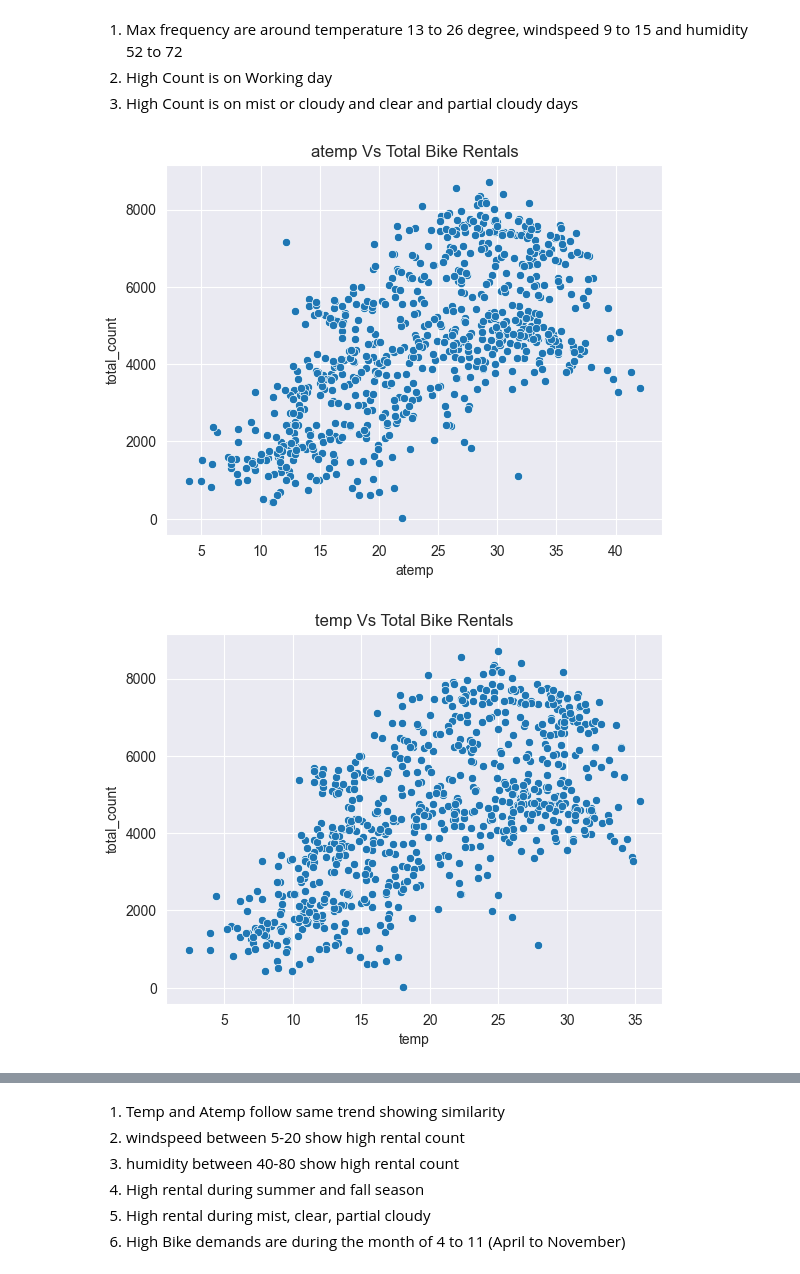
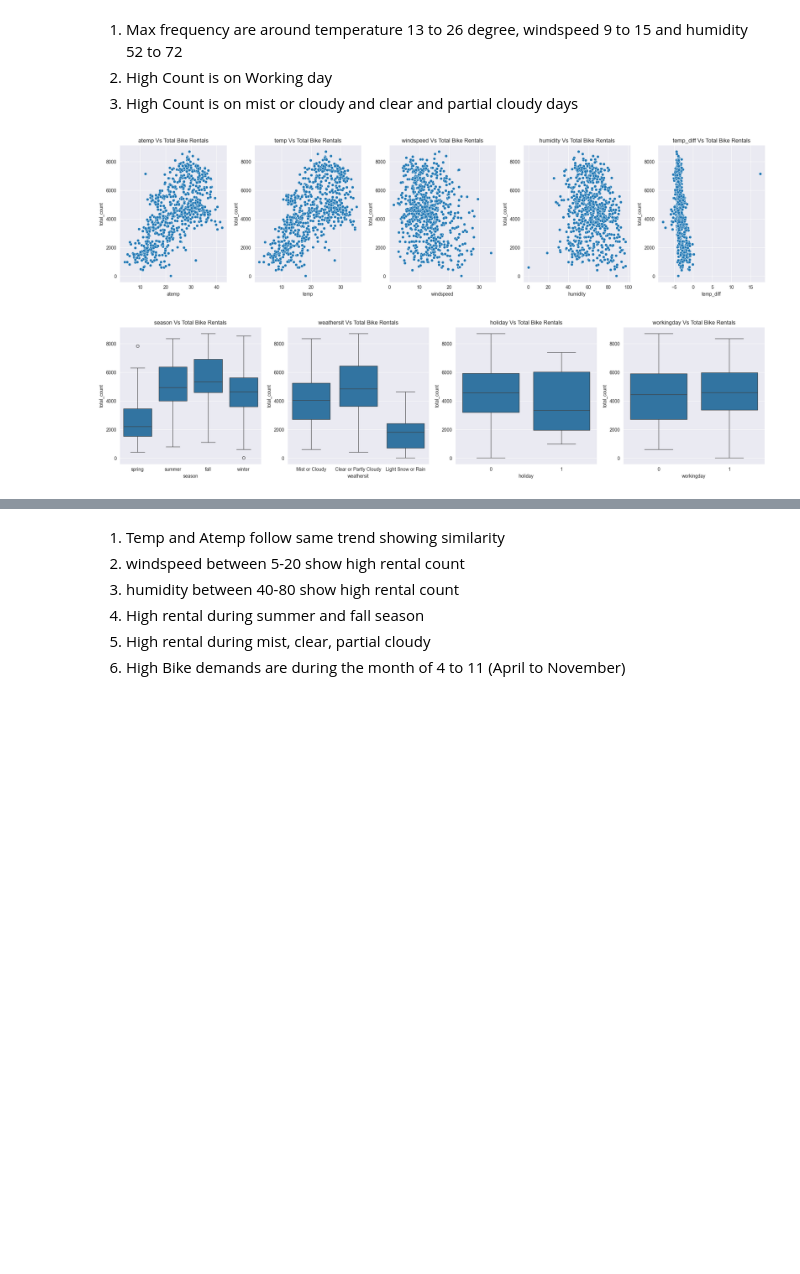
Before and after one commit to vijaykumar-qait/Linear-Regression-Bike-Sharing-Assignment, a Jupyter notebook: Bike_Sharing_Assignment_Vijay_Kumar.ipynb, the cells around one changed output, grey strips where cells are left out. Cells and saved outputs as stored; diff of their text form; code cells hidden in the pictures; blank space fills up the shorter version.

```diff
--- a/Bike_Sharing_Assignment_Vijay_Kumar.ipynb
+++ b/Bike_Sharing_Assignment_Vijay_Kumar.ipynb
@@ -259,27 +256,38 @@ df[numerical_vars].describe()
 3. High Count is  on mist or cloudy and clear and partial cloudy days
 # %%
 # Bivariate Analysis
-# Bar plots for interaction effects, e.g., season and weathersit.
+import matplotlib.pyplot as plt
+import seaborn as sns
 
 numerical_vars = ['atemp', 'temp', 'windspeed', 'humidity', 'temp_diff']
-
-for var in numerical_vars:
-    sns.scatterplot(x=var, y='total_count', data=df)
-    plt.title(f'{var} Vs Total Bike Rentals')
-    plt.show()
-
 categorical_vars = ['season', 'weathersit', 'holiday', 'workingday']
 
-for var in categorical_vars:
-    sns.boxplot(x=var, y='total_count', data=df)
-    plt.title(f'{var} Vs Total Bike Rentals')
-    plt.show()
+fig, axes = plt.subplots(1, len(numerical_vars), figsize=(20, 5))
 
-# Plot of bike demand by month and season
+for ax, var in zip(axes, numerical_vars):
+    sns.scatterplot(x=var, y='total_count', data=df, ax=ax)
+    ax.set_title(f'{var} Vs Total Bike Rentals')
+
+plt.tight_layout()
+plt.show()
+
+fig, axes = plt.subplots(1, len(categorical_vars), figsize=(20, 5))
+
+for ax, var in zip(axes, categorical_vars):
+    sns.boxplot(x=var, y='total_count', data=df, ax=ax)
+    ax.set_title(f'{var} Vs Total Bike Rentals')
+
+plt.tight_layout()
+plt.show()
+
+# Ploting of bike demand by month
 plt.figure(figsize=(12, 6))
 sns.lineplot(x='month', y='total_count', data=df, ci=None, marker='o', estimator='mean')
 plt.title("Average Bike Demand by Month")
+plt.xlabel("Month")
+plt.ylabel("Total Bike Rentals")
+plt.grid(True)
 plt.show()
 # %% [output]
-[figure, old version]
+[figure, new version]
-[figure, old version]
+[figure, new version]
```
Also changed, not shown: parts of 53 cells of this notebook.
